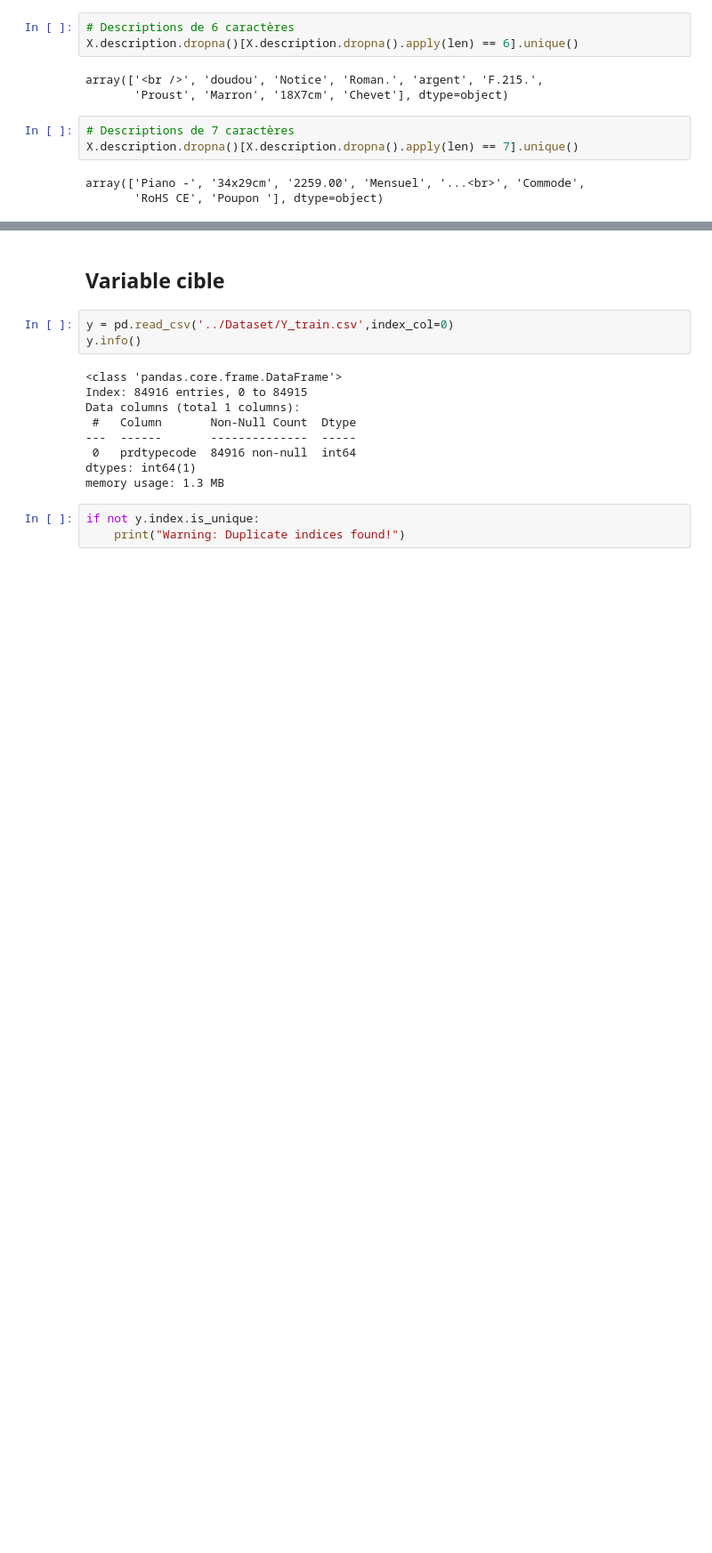
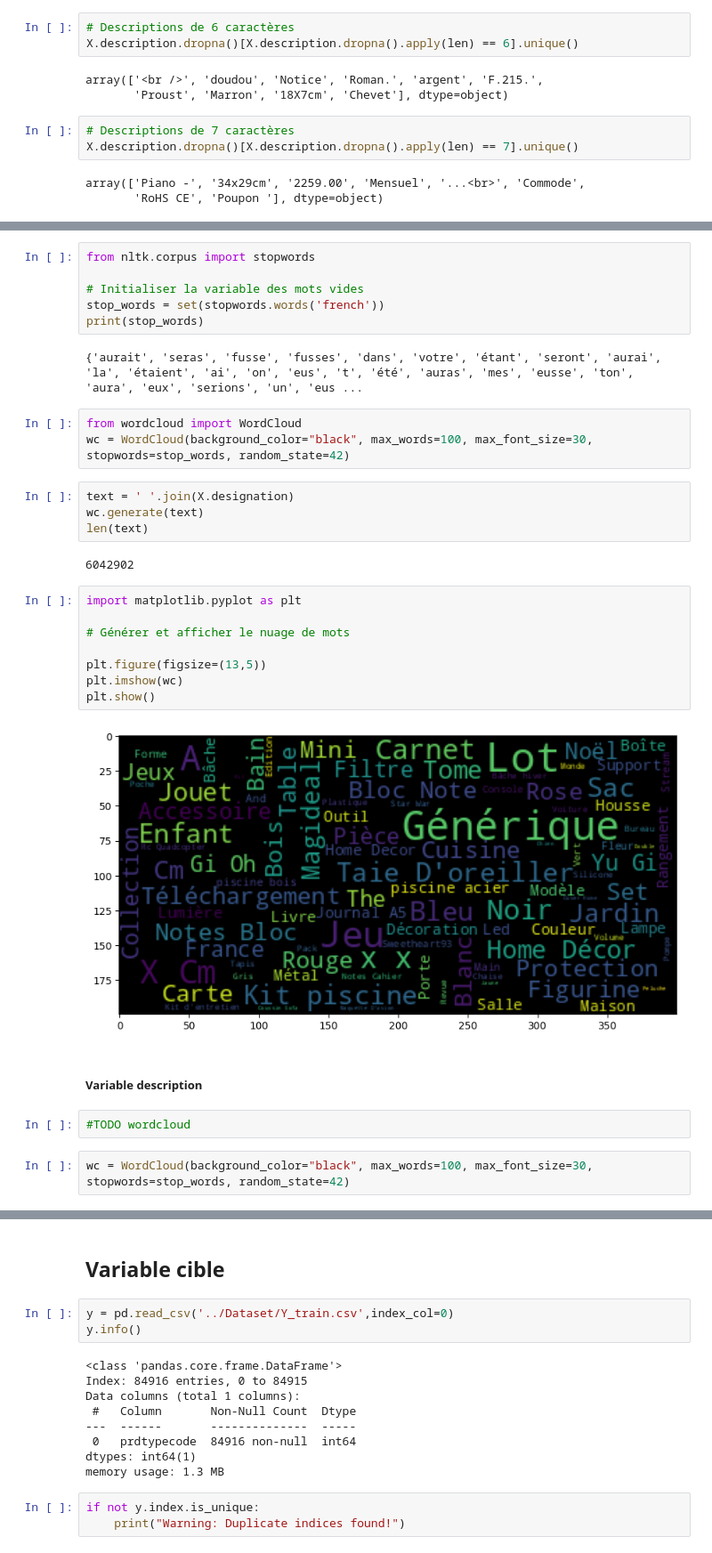
Before and after one commit to Kelorastus/Rakuten, a Jupyter notebook: data_exploration/Valentin.ipynb, the cells around one changed output, grey strips where cells are left out. Shown at 89% size. Saved outputs shown, nothing was run; the diff lists cells and outputs as text; blank space fills up the shorter version.

Commit message:
data exploration: update draft with basic wordclouds

```diff
--- a/data_exploration/Valentin.ipynb
+++ b/data_exploration/Valentin.ipynb
@@ -177,0 +187,33 @@ from wordcloud import WordCloud
+# %%
+from nltk.corpus import stopwords
+
+# Initialiser la variable des mots vides
+stop_words = set(stopwords.words('french'))
+print(stop_words)
+# %% [output]
+{'aurait', 'seras', 'fusse', 'fusses', 'dans', 'votre', 'étant', 'seront', 'aurai', 'la', 'étaient', 'ai', 'on', 'eus', 't', 'été', 'auras', 'mes', 'eusse', 'ton', 'aura', 'eux', 'serions', 'un', 'eus ...
+# %%
+from wordcloud import WordCloud
+wc = WordCloud(background_color="black", max_words=100, max_font_size=30, stopwords=stop_words, random_state=42)
+# %%
+text = ' '.join(X.designation)
+wc.generate(text)
+len(text)
+# %% [output]
+6042902
+# %%
+import matplotlib.pyplot as plt
+
+# Générer et afficher le nuage de mots
+
+plt.figure(figsize=(13,5))
+plt.imshow(wc)
+plt.show()
+# %% [output]
+[figure, added]
+# %% [markdown]
+##### Variable description
+# %%
+#TODO wordcloud
+# %%
+wc = WordCloud(background_color="black", max_words=100, max_font_size=30, stopwords=stop_words, random_state=42)
```
Also changed, not shown: parts of 10 cells of this notebook.
